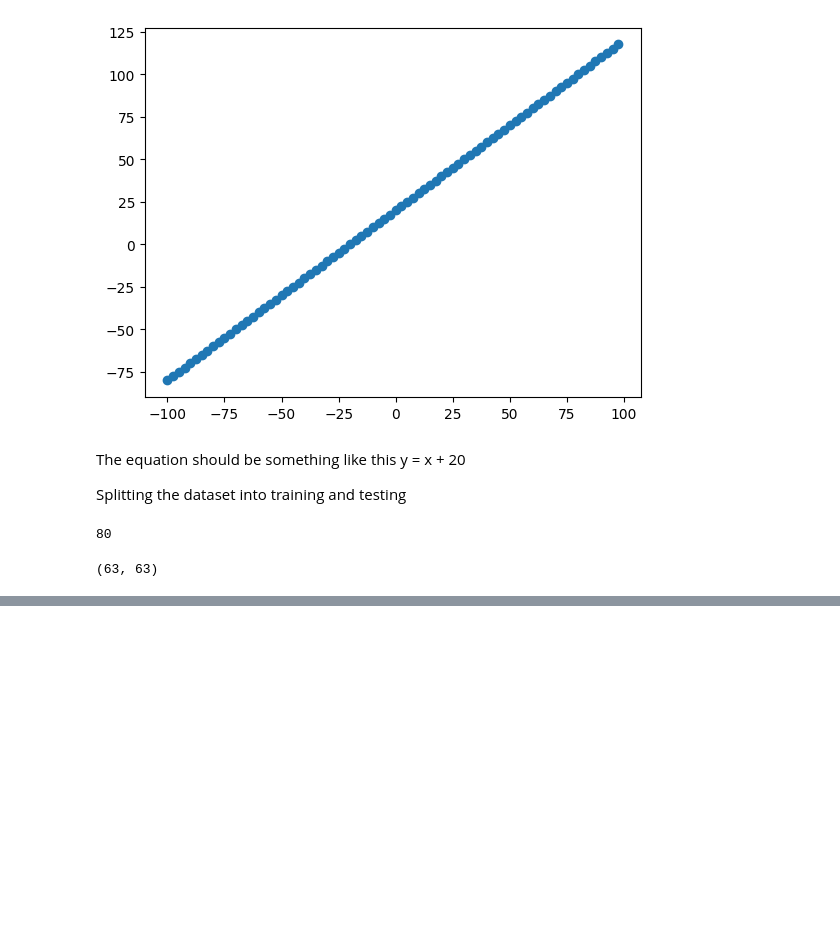
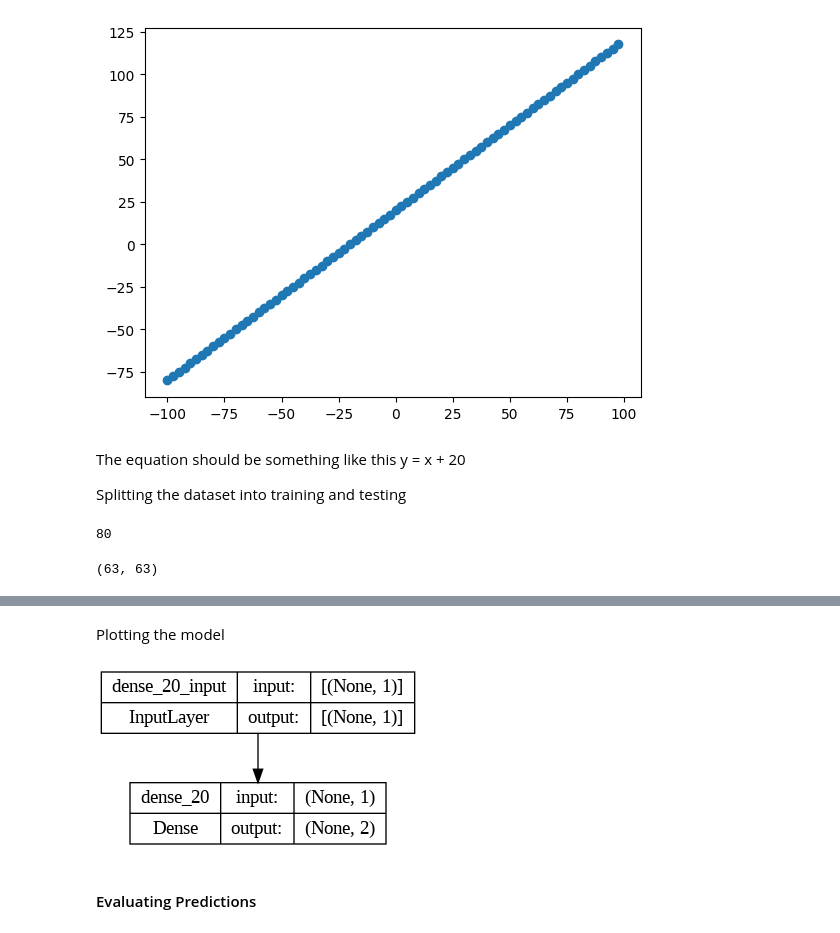
Before and after one commit to krahul2024/machine-learning, a Jupyter notebook: tensors/tensors_two.ipynb, the cells around one changed output, grey strips where cells are left out. Saved outputs shown, nothing was run; the diff lists cells and outputs as text; code cells hidden in the pictures; blank space fills up the shorter version.

```diff
--- a/tensors/tensors_two.ipynb
+++ b/tensors/tensors_two.ipynb
@@ -208,0 +215,9 @@ plt.legend()
+# %% [markdown]
+Plotting the model
+# %%
+from tensorflow.keras.utils import plot_model
+plot_model(model, show_shapes = True)
+# %% [output]
+[figure, added]
+# %% [markdown]
+#### Evaluating Predictions
```
Also changed, not shown: parts of 9 cells of this notebook.
